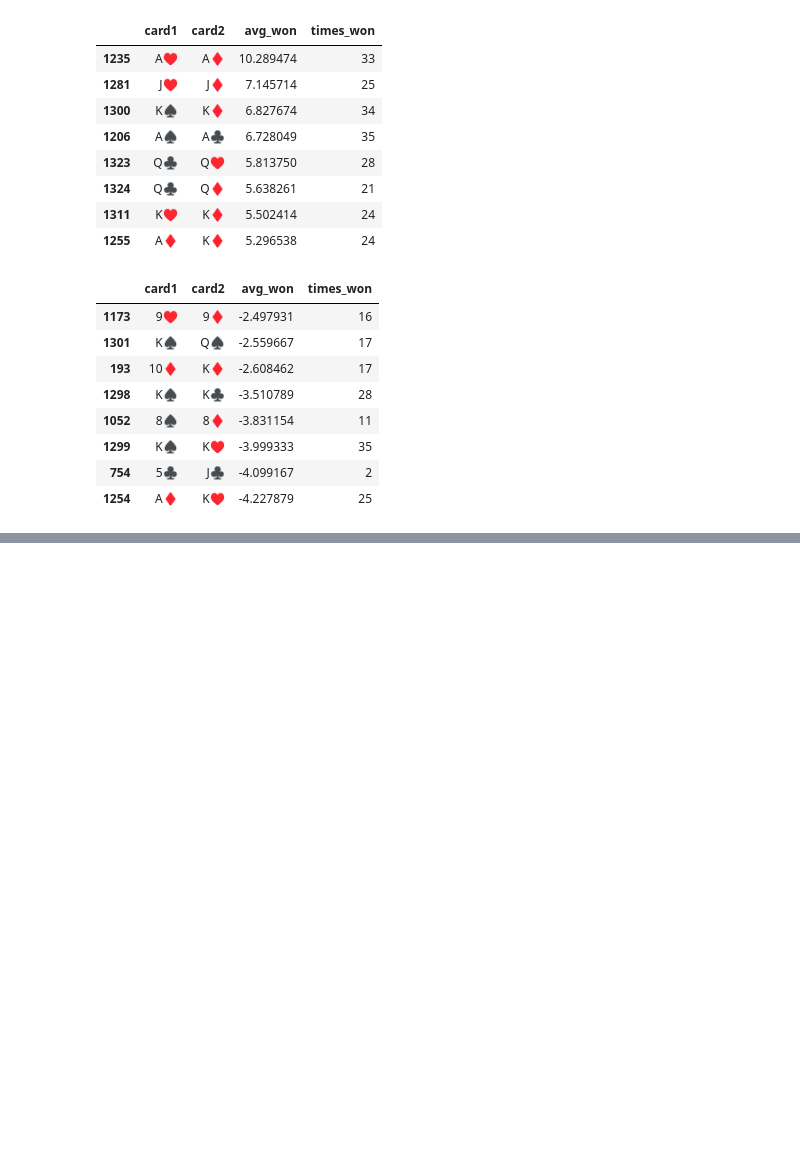
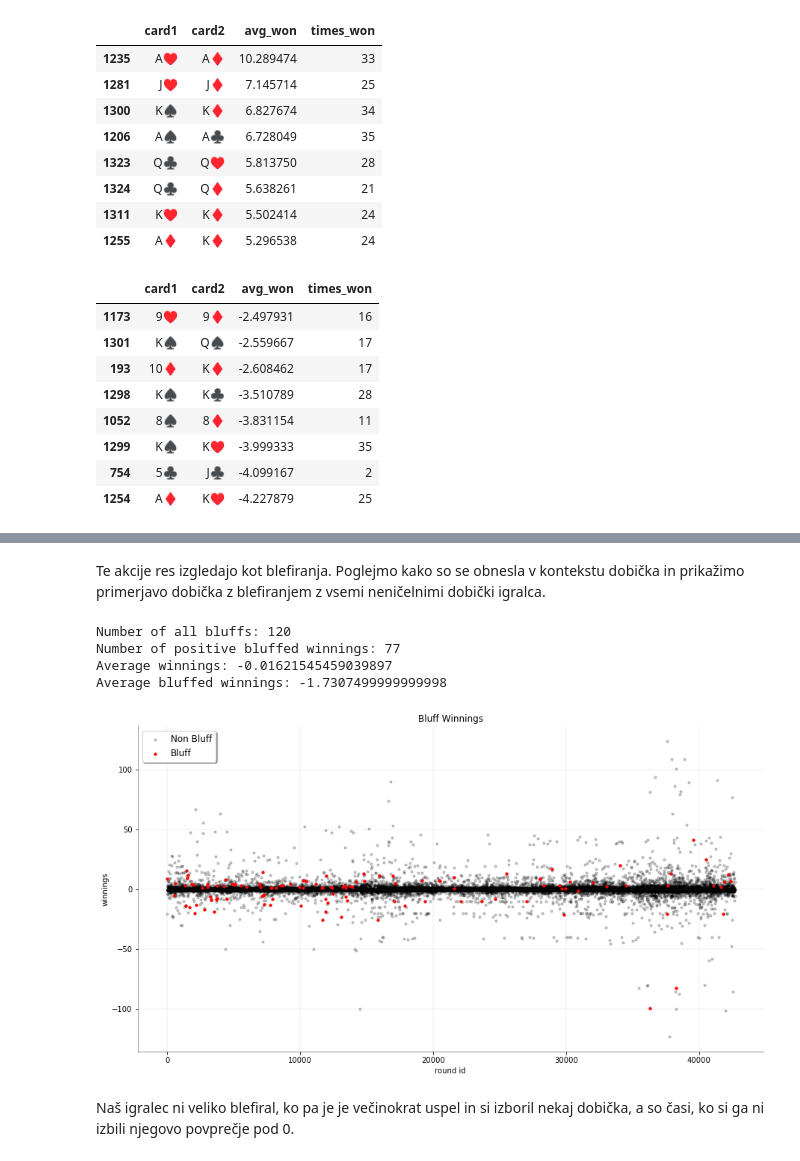
Before and after one commit to kuco23/PokerPlayerPatterns, a Jupyter notebook: notebook_sl.ipynb, the cells around one changed output, grey strips where cells are left out. Saved outputs shown, nothing was run; the diff lists cells and outputs as text; code cells hidden in the pictures; blank space fills up the shorter version.

```diff
--- a/notebook.ipynb
+++ b/notebook_sl.ipynb
@@ -447,0 +363,47 @@ Our speculation proved to be correct as there really is a slight positive correl
+# %% [markdown]
+Te akcije res izgledajo kot blefiranja. Poglejmo kako so se obnesla v kontekstu dobička in prikažimo primerjavo dobička z blefiranjem z vsemi neničelnimi dobički igralca.
+# %%
+bluff_winnings = pure_bluffs.merge(
+    cardshow[cardshow.user_id == main_user_id],
+    'inner', 'round_id'
+).drop(
+    columns = ['user_id']
+).rename(
+    columns = dict(amount = 'winnings')
+).sort_values(
+    by = 'turn'
+)
+# %%
+fig, ax = plt.subplots(1, 1, figsize = (15, 8))
+setAxConfig(ax, 'Bluff Winnings', 'round id', 'winnings')
+
+user_winnings = cardshow[
+    (cardshow.user_id == main_user_id) &
+    (cardshow.winnings != 0)
+]
+
+ax.scatter(
+    user_winnings.round_id, user_winnings.winnings,
+    c = 'black', s = 10, alpha = 0.2, label = 'Non Bluff'
+)
+ax.scatter(
+    bluff_winnings.round_id, bluff_winnings.winnings,
+    c = 'red', s = 10, alpha = 1, label = 'Bluff'
+)
+ax.legend(loc='upper left', shadow=True, fontsize=12)
+
+print('Number of all bluffs:', bluff_winnings.winnings.size)
+print(
+    'Number of positive bluffed winnings:',
+     bluff_winnings[bluff_winnings.winnings > 0].winnings.size
+)
+print('Average winnings:', user_winnings.winnings.mean())
+print('Average bluffed winnings:', bluff_winnings.winnings.mean())
+# %% [output]
+Number of all bluffs: 120
+Number of positive bluffed winnings: 77
+Average winnings: -0.01621545459039897
+Average bluffed winnings: -1.7307499999999998
+[figure, added]
+# %% [markdown]
+Naš igralec ni veliko blefiral, ko pa je je večinokrat uspel in si izboril nekaj dobička, a so časi, ko si ga ni izbili njegovo povprečje pod 0.
```
Also changed, not shown: parts of 61 cells of this notebook, 4 other files.
